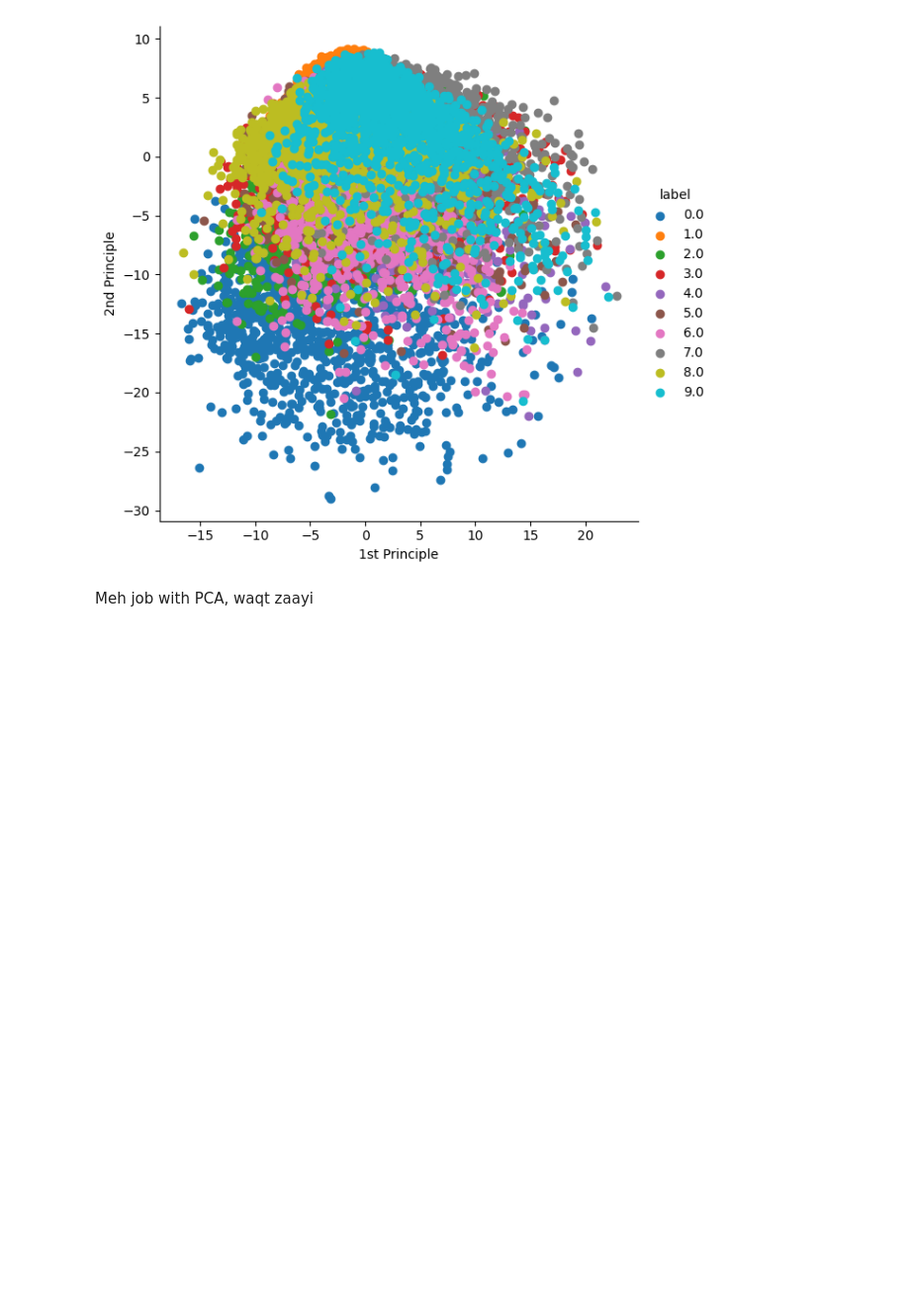
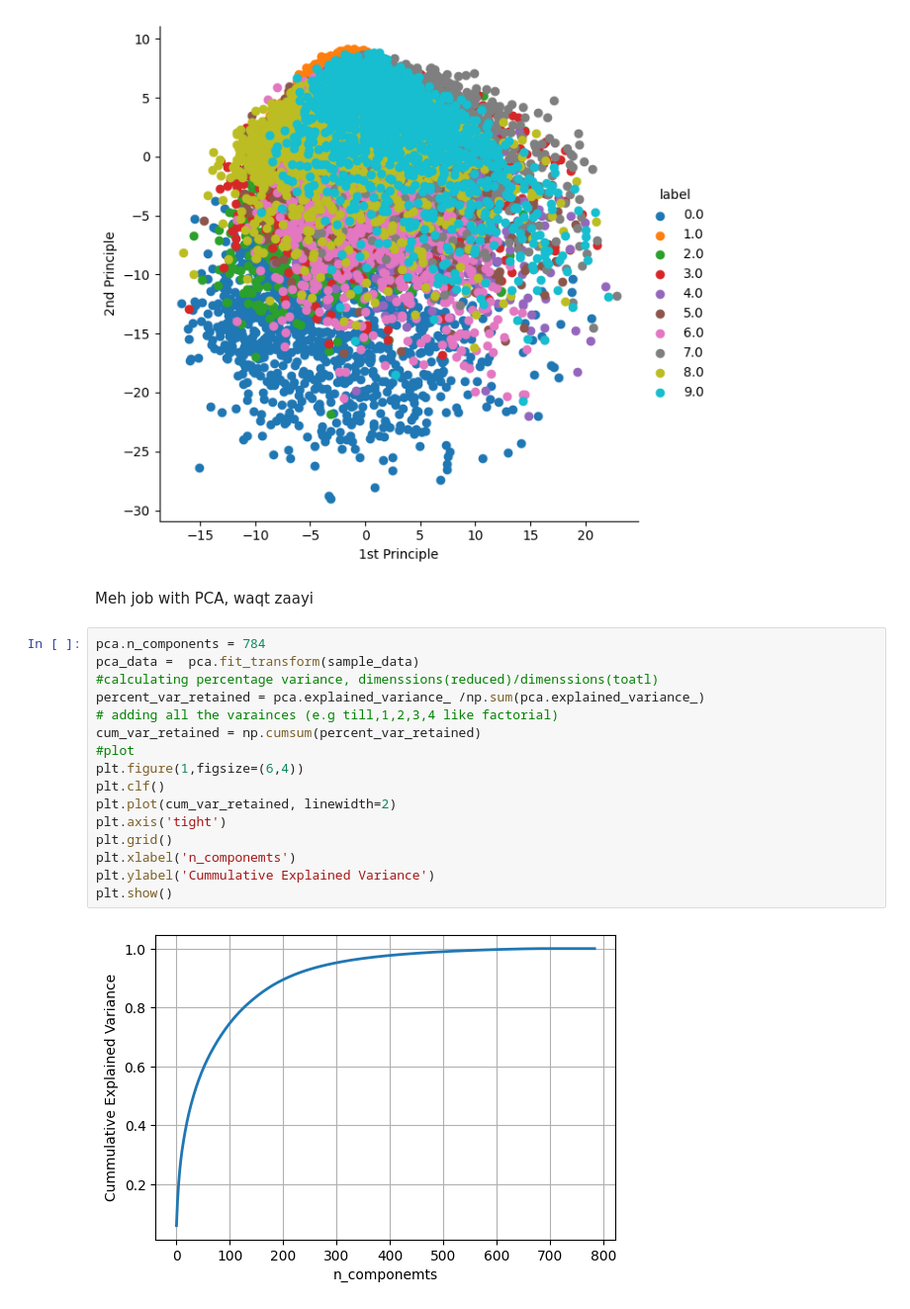
Before and after one commit to s-kibs/Lunar-Rover-Sim, a Jupyter notebook: PCA.ipynb, the cells around one changed output. Shown at 99% size. Saved outputs shown, nothing was run; the diff lists cells and outputs as text; blank space fills up the shorter version.

```diff
--- a/PCA.ipynb
+++ b/PCA.ipynb
@@ -131,3 +131,21 @@ plt.show()
 [figure]
 # %% [markdown]
 Meh job with PCA, waqt zaayi
+# %%
+pca.n_components = 784
+pca_data =  pca.fit_transform(sample_data)
+#calculating percentage variance, dimenssions(reduced)/dimenssions(toatl)
+percent_var_retained = pca.explained_variance_ /np.sum(pca.explained_variance_)
+# adding all the varainces (e.g till,1,2,3,4 like factorial)
+cum_var_retained = np.cumsum(percent_var_retained)
+#plot
+plt.figure(1,figsize=(6,4))
+plt.clf()
+plt.plot(cum_var_retained, linewidth=2)
+plt.axis('tight')
+plt.grid()
+plt.xlabel('n_componemts')
+plt.ylabel('Cummulative Explained Variance')
+plt.show()
+# %% [output]
+[figure, added]
```
Also changed, not shown: parts of 2 cells of this notebook, 1 other file.
